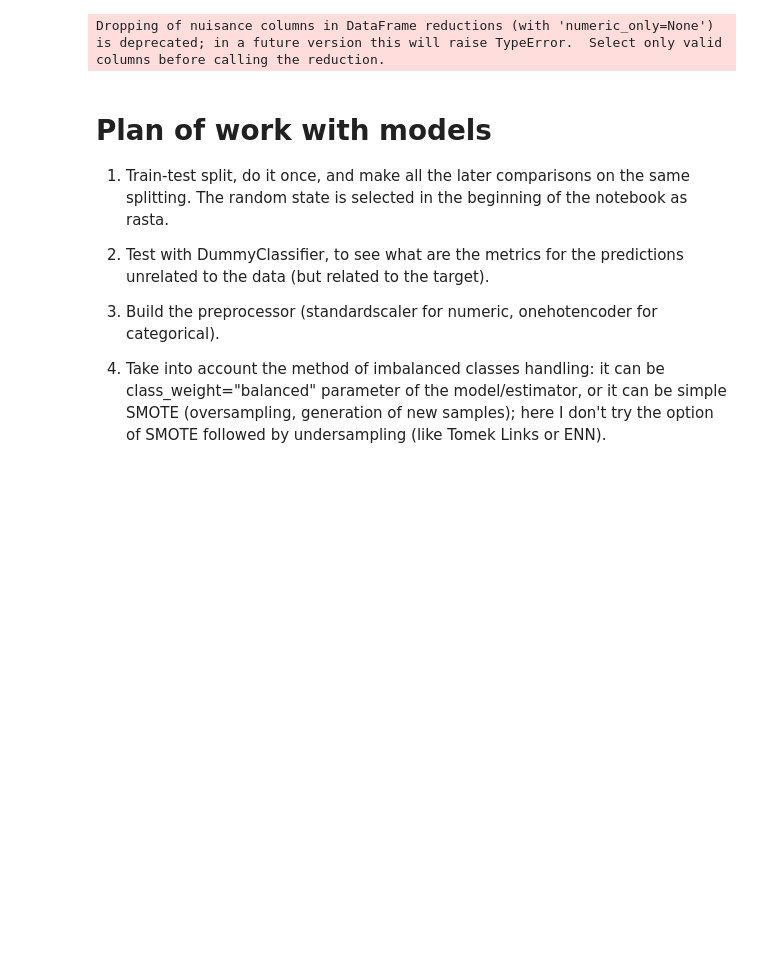
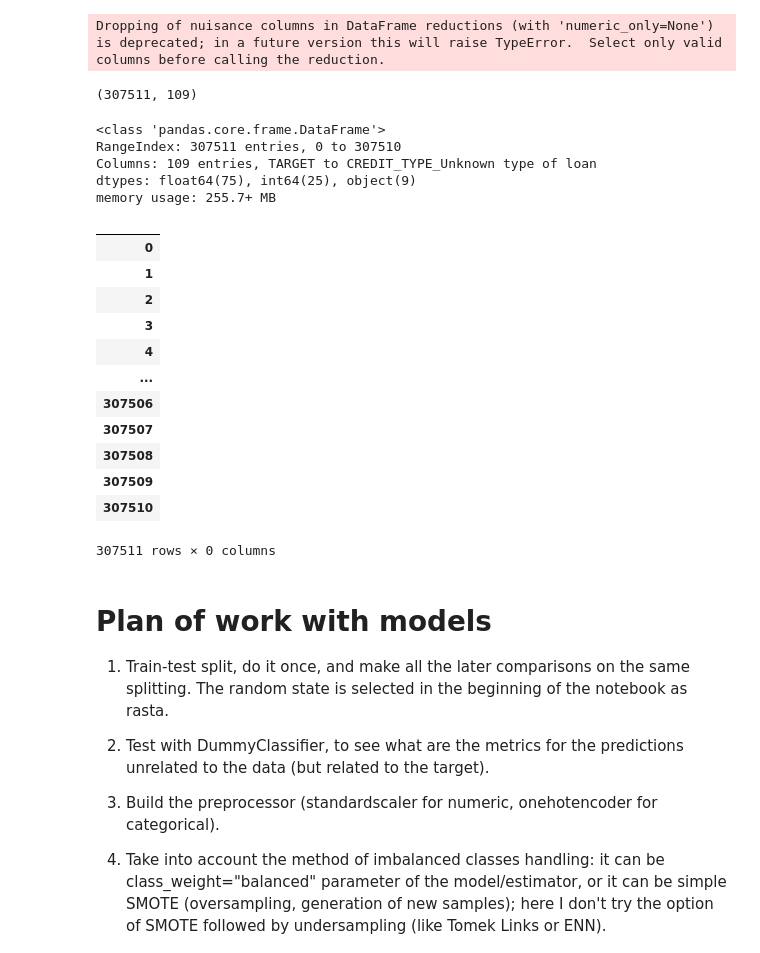
Before and after one commit to VeronikaBerezhnaia/OC_P7_credit_scoring, a Jupyter notebook: Implementez_modele_scoring.ipynb, the cells around one changed output. Saved outputs shown, nothing was run; the diff lists cells and outputs as text; code cells hidden in the pictures; blank space fills up the shorter version.

Commit message:
Fixed TypeError: apparently OneHotEncoder treats int32 as categorical and StansardScaler as numerical, that causes an error.with only int64 it's ok

```diff
--- a/Implementez_modele_scoring.ipynb
+++ b/Implementez_modele_scoring.ipynb
@@ -1048,12 +712,0 @@ appli_fail = appli_tr[appli_tr.TARGET== 1]
-# %%
-# after the belowmentioned kind of test on all the following columns they were converted to int type:
-# appli_tr[appli_tr.OWN_CAR_AGE != appli_tr.OWN_CAR_AGE.transform(int)]['OWN_CAR_AGE']
-
-
-for col in ['CNT_FAM_MEMBERS', 'OWN_CAR_AGE', 'DAYS_LAST_PHONE_CHANGE',
-            'OBS_30_CNT_SOCIAL_CIRCLE', 'DEF_30_CNT_SOCIAL_CIRCLE',
-           'OBS_60_CNT_SOCIAL_CIRCLE', 'DEF_60_CNT_SOCIAL_CIRCLE',
-           'AMT_REQ_CREDIT_BUREAU_HOUR', 'AMT_REQ_CREDIT_BUREAU_DAY',
-           'AMT_REQ_CREDIT_BUREAU_WEEK', 'AMT_REQ_CREDIT_BUREAU_MON',
-            'AMT_REQ_CREDIT_BUREAU_QRT', 'AMT_REQ_CREDIT_BUREAU_YEAR']:
-    appli_tr[col] = appli_tr[col].fillna(appli_tr[col].median()).astype(int)
@@ -1341,0 +1048,12 @@ appli_tr['EXT_SOURCE_3'] = appli_tr.EXT_SOURCE_3.fillna(appli_tr.EXT_SOURCE_3.me
+# %%
+# after the belowmentioned kind of test on all the following columns they were converted to int type:
+# appli_tr[appli_tr.OWN_CAR_AGE != appli_tr.OWN_CAR_AGE.transform(int)]['OWN_CAR_AGE']
+
+
+for col in ['CNT_FAM_MEMBERS', 'OWN_CAR_AGE', 'DAYS_LAST_PHONE_CHANGE',
+            'OBS_30_CNT_SOCIAL_CIRCLE', 'DEF_30_CNT_SOCIAL_CIRCLE',
+           'OBS_60_CNT_SOCIAL_CIRCLE', 'DEF_60_CNT_SOCIAL_CIRCLE',
+           'AMT_REQ_CREDIT_BUREAU_HOUR', 'AMT_REQ_CREDIT_BUREAU_DAY',
+           'AMT_REQ_CREDIT_BUREAU_WEEK', 'AMT_REQ_CREDIT_BUREAU_MON',
+            'AMT_REQ_CREDIT_BUREAU_QRT', 'AMT_REQ_CREDIT_BUREAU_YEAR']:
+    appli_tr[col] = appli_tr[col].fillna(appli_tr[col].median())#.astype(int)
@@ -1635,0 +1689,2 @@ Data columns (total 25 columns):
+# %%
+bureau_agg = bureau_agg.fillna(bureau_agg.mean())
@@ -1708,8 +1767,10 @@ CREDIT_TYPE_Unknown type of loan: 44020 empty cells,      14.315% missing.
 # %%
 # appli_tr = appli_tr.fillna(0)
-appli_tr = appli_tr.fillna(appli_tr.mean())
+appli_tr = appli_tr.fillna(appli_tr.median())
 
 # Dropping of nuisance columns in DataFrame reductions (with 'numeric_only=None') is deprecated; in a future version this will raise TypeError.
 # Select only valid columns before calling the reduction.
+
+# if I fill the DataFrame with mean instead of median, not only it raises the warning, but also takes several hours to fill.
 # %% [output]
 Dropping of nuisance columns in DataFrame reductions (with 'numeric_only=None') is deprecated; in a future version this will raise TypeError.  Select only valid columns before calling the reduction.
@@ -1718,3 +1777,32 @@ appli_tr = appli_tr.drop('SK_ID_CURR', axis=1)
+# %%
+appli_tr = appli_tr.drop('SK_ID_CURR', axis=1)
+appli_tr.shape
+# %% [output]
+(307511, 109)
+# %%
+appli_tr.info()
+# %% [output]
+<class 'pandas.core.frame.DataFrame'>
+RangeIndex: 307511 entries, 0 to 307510
+Columns: 109 entries, TARGET to CREDIT_TYPE_Unknown type of loan
+dtypes: float64(75), int64(25), object(9)
+memory usage: 255.7+ MB
+# %%
+appli_tr.select_dtypes('int32')
+# %% [output]
+|  |
+| 0 |
+| 1 |
+| 2 |
+| 3 |
+| 4 |
+| ... |
+| 307506 |
+| 307507 |
+| 307508 |
+| 307509 |
+| 307510 |
+307511 rows × 0 columns
 # %% [markdown]
 # Plan of work with models
 
```
Also changed, not shown: parts of 246 cells of this notebook.
